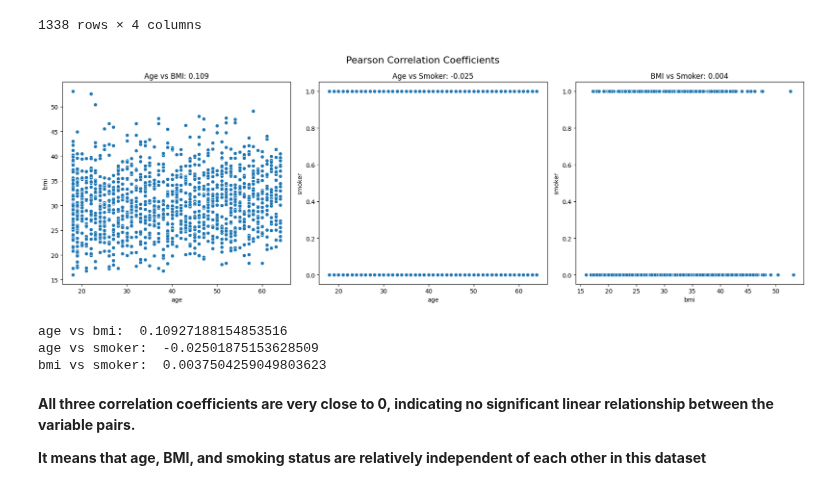
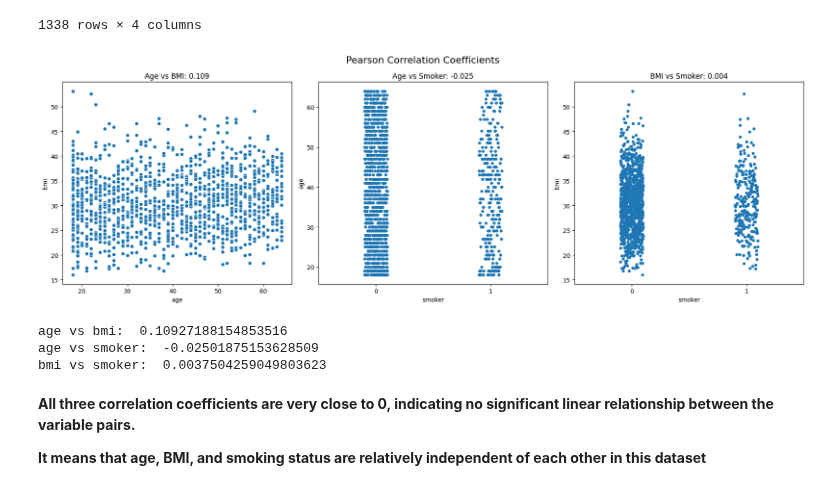
Before and after one commit to Haseebi-khan/MachineLearning, a Jupyter notebook: MachineLearning3and4_practice.ipynb, the cells around one changed output. Cells and saved outputs as stored; diff of their text form; code cells hidden in the pictures.

```diff
--- a/MachineLearning3and4_practice.ipynb
+++ b/MachineLearning3and4_practice.ipynb
@@ -234,40 +234,68 @@ newdf
 | 1337 | 61 | 29.070 | 1 | 29141.36030 |
 1338 rows × 4 columns
 # %%
-x = age
-y = bmi
-corr_coef_age_vs_bmi = corr_coef(x,y)
+# x = age
+# y = bmi
+# corr_coef_age_vs_bmi = corr_coef(x,y)
 
-x = age
-y = smoker
-corr_coef_age_vs_smoker = corr_coef(x,y)
+# x = age
+# y = smoker
+# corr_coef_age_vs_smoker = corr_coef(x,y)
 
-x = bmi
-y = smoker
-corr_coef_bmi_vs_smoker = corr_coef(x,y)
+# x = bmi
+# y = smoker
+# corr_coef_bmi_vs_smoker = corr_coef(x,y)
 
 
+# fig, axes = plt.subplots(1, 3, figsize=(18, 6))
+# fig.suptitle('Pearson Correlation Coefficients', fontsize=16)
+
+# # Age vs BMI
+# axes[0].set_title(f'Age vs BMI: {corr_coef_age_vs_bmi:.3f}')
+# sns.scatterplot(x='age', y='bmi', data=df, ax=axes[0])
+
+# # Age vs Smoker
+# axes[1].set_title(f'Age vs Smoker: {corr_coef_age_vs_smoker:.3f}')
+# sns.scatterplot(x='age', y='smoker', data=df, ax=axes[1])
+
+# # BMI vs Smoker
+# axes[2].set_title(f'BMI vs Smoker: {corr_coef_bmi_vs_smoker:.3f}')
+# sns.scatterplot(x='bmi', y='smoker', data=df, ax=axes[2])
+
+# plt.tight_layout()
+# plt.show()
+
+# print("age vs bmi: ", corr_coef_age_vs_bmi, "\nage vs smoker: ", corr_coef_age_vs_smoker, "\nbmi vs smoker: ", corr_coef_bmi_vs_smoker)
+# Calculate correlations
+corr_coef_age_vs_bmi = corr_coef(df["age"], df["bmi"])
+corr_coef_age_vs_smoker = corr_coef(df["age"], df["smoker"])
+corr_coef_bmi_vs_smoker = corr_coef(df["bmi"], df["smoker"])
+
+# Plotting
 fig, axes = plt.subplots(1, 3, figsize=(18, 6))
 fig.suptitle('Pearson Correlation Coefficients', fontsize=16)
 
 # Age vs BMI
 axes[0].set_title(f'Age vs BMI: {corr_coef_age_vs_bmi:.3f}')
 sns.scatterplot(x='age', y='bmi', data=df, ax=axes[0])
 
 # Age vs Smoker
 axes[1].set_title(f'Age vs Smoker: {corr_coef_age_vs_smoker:.3f}')
-sns.scatterplot(x='age', y='smoker', data=df, ax=axes[1])
+sns.stripplot(x='smoker', y='age', data=df, ax=axes[1], jitter=True)
 
 # BMI vs Smoker
 axes[2].set_title(f'BMI vs Smoker: {corr_coef_bmi_vs_smoker:.3f}')
-sns.scatterplot(x='bmi', y='smoker', data=df, ax=axes[2])
+sns.stripplot(x='smoker', y='bmi', data=df, ax=axes[2], jitter=True)
 
 plt.tight_layout()
 plt.show()
 
-print("age vs bmi: ", corr_coef_age_vs_bmi, "\nage vs smoker: ", corr_coef_age_vs_smoker, "\nbmi vs smoker: ", corr_coef_bmi_vs_smoker)
+# Output correlation values
+print("age vs bmi: ", corr_coef_age_vs_bmi)
+print("age vs smoker: ", corr_coef_age_vs_smoker)
+print("bmi vs smoker: ", corr_coef_bmi_vs_smoker)
 # %% [output]
-[figure, old version]
+[figure, new version]
 age vs bmi:  0.10927188154853516
 age vs smoker:  -0.02501875153628509
 bmi vs smoker:  0.0037504259049803623
```
Also changed, not shown: parts of 3 cells of this notebook.
